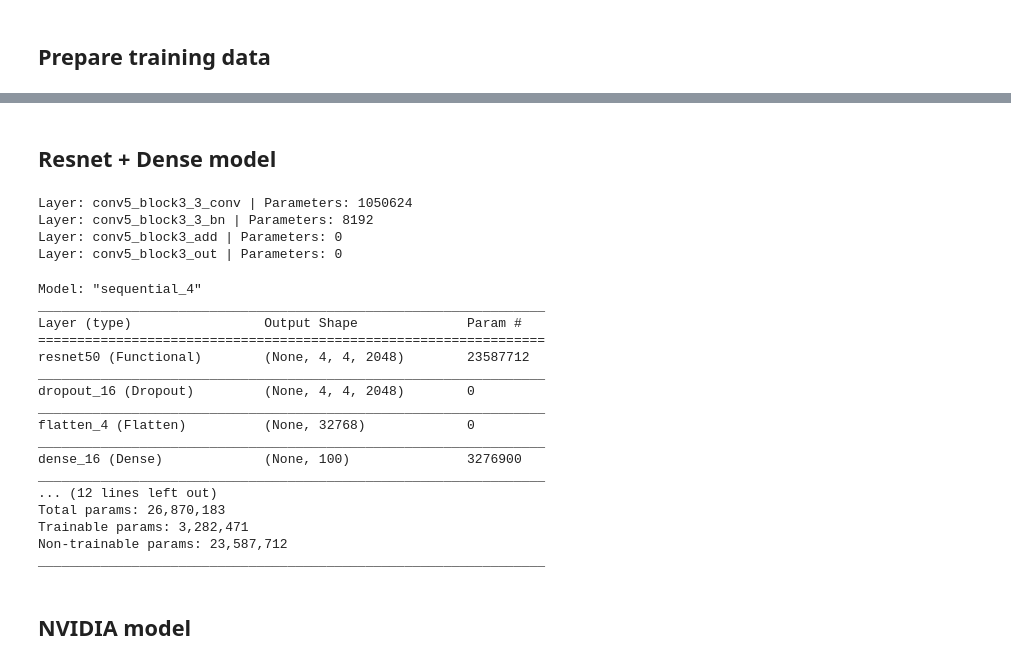
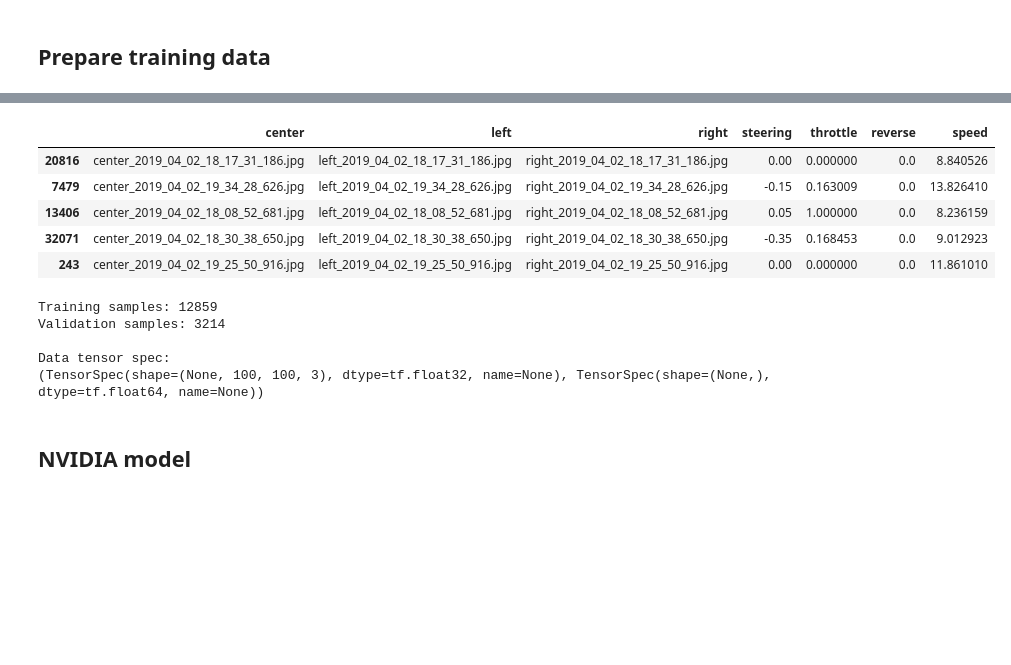
Before and after one commit to sanjyotUM/latcom, a Jupyter notebook: notebooks/v0.ipynb, the cells around one changed output, grey strips where cells are left out. Drawn from its saved outputs; the diff is of its cells as text; code cells hidden in the pictures; blank space fills up the shorter version.

```diff
--- a/notebooks/v0.ipynb
+++ b/notebooks/v0.ipynb
@@ -34,7 +32,10 @@ label_path = data_dir / 'driving_log.csv'
 img_dir = data_dir / 'IMG'
 img_count = len(list(img_dir.glob('*')))
 
-lbl = pd.read_csv(label_path, names=['center', 'left', 'right', 'steering', 'throttle', 'reverse', 'speed'])
+lbl = pd.read_csv(
+    label_path,
+    names=['center', 'left', 'right', 'steering', 'throttle', 'reverse', 'speed']
+)
 
 print(f'Total images: {img_count}')
 print(f'Total records: {len(lbl)}')
@@ -143,2 +98,0 @@ Validation samples: 2849
-# %% [markdown]
-## Resnet + Dense model
@@ -147,12 +98,0 @@ resnet = ResNet50(weights='imagenet', include_top=False, input_shape=(100, 100,
-# %%
-# Make last 4 ResNet-50 layers trainable
-resnet.trainable = False
-
-for x in resnet.layers[-4:]:
-    x.trainable = True
-    print(f'Layer: {x.name} | Parameters: {x.count_params()}')
-# %% [output]
-Layer: conv5_block3_3_conv | Parameters: 1050624
-Layer: conv5_block3_3_bn | Parameters: 8192
-Layer: conv5_block3_add | Parameters: 0
-Layer: conv5_block3_out | Parameters: 0
@@ -182,22 +99,20 @@ model.compile(
-# %%
-model.summary()
-# %% [output]
-Model: "sequential_4"
-_________________________________________________________________
-Layer (type)                 Output Shape              Param #
-=================================================================
-resnet50 (Functional)        (None, 4, 4, 2048)        23587712
-_________________________________________________________________
-dropout_16 (Dropout)         (None, 4, 4, 2048)        0
-_________________________________________________________________
-flatten_4 (Flatten)          (None, 32768)             0
-_________________________________________________________________
-dense_16 (Dense)             (None, 100)               3276900
-_________________________________________________________________
-... (12 lines left out)
-Total params: 26,870,183
-Trainable params: 3,282,471
-Non-trainable params: 23,587,712
-_________________________________________________________________
+# %%
+lbl_fix.head()
+# %% [output]
+|  | center | left | right | steering | throttle | reverse | speed |
+| 20816 | center_2019_04_02_18_17_31_186.jpg | left_2019_04_02_18_17_31_186.jpg | right_2019_04_02_18_17_31_186.jpg | 0.00 | 0.000000 | 0.0 | 8.840526 |
+| 7479 | center_2019_04_02_19_34_28_626.jpg | left_2019_04_02_19_34_28_626.jpg | right_2019_04_02_19_34_28_626.jpg | -0.15 | 0.163009 | 0.0 | 13.826410 |
+| 13406 | center_2019_04_02_18_08_52_681.jpg | left_2019_04_02_18_08_52_681.jpg | right_2019_04_02_18_08_52_681.jpg | 0.05 | 1.000000 | 0.0 | 8.236159 |
+| 32071 | center_2019_04_02_18_30_38_650.jpg | left_2019_04_02_18_30_38_650.jpg | right_2019_04_02_18_30_38_650.jpg | -0.35 | 0.168453 | 0.0 | 9.012923 |
+| 243 | center_2019_04_02_19_25_50_916.jpg | left_2019_04_02_19_25_50_916.jpg | right_2019_04_02_19_25_50_916.jpg | 0.00 | 0.000000 | 0.0 | 11.861010 |
+# %%
+train, valid = construct_dataset(lbl_fix, data_dir, batch_size=128, validation_split_ratio=0.2)
+print(f'\nData tensor spec:\n{train.element_spec}')
+# %% [output]
+Training samples: 12859
+Validation samples: 3214
+
+Data tensor spec:
+(TensorSpec(shape=(None, 100, 100, 3), dtype=tf.float32, name=None), TensorSpec(shape=(None,), dtype=tf.float64, name=None))
 # %% [markdown]
 ## NVIDIA model
```
Also changed, not shown: parts of 24 cells of this notebook.
